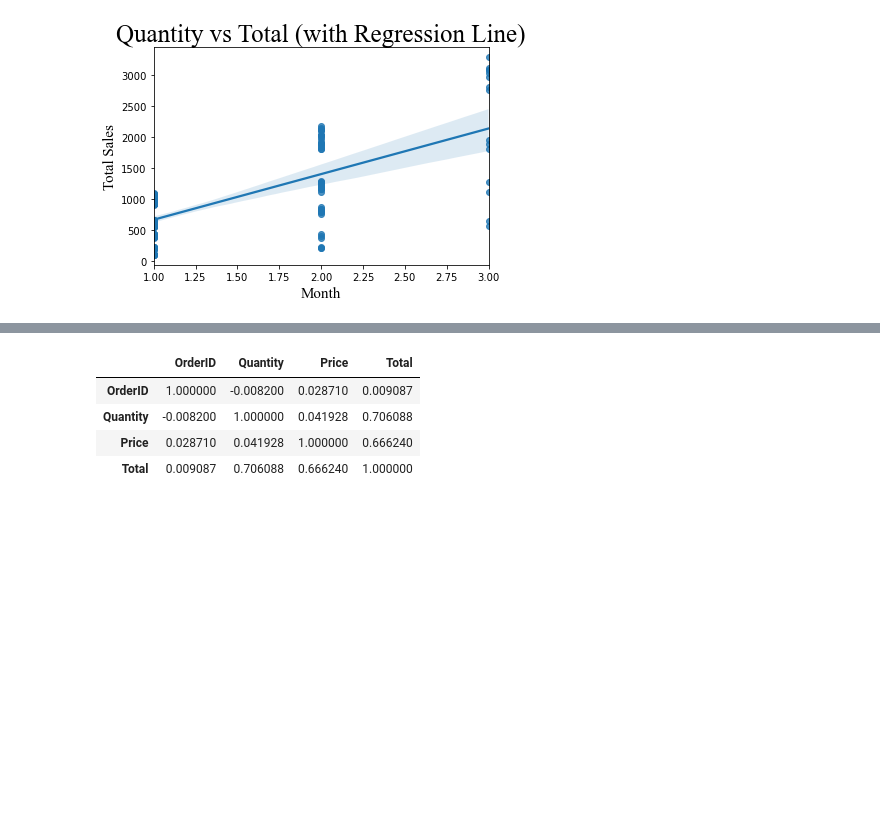
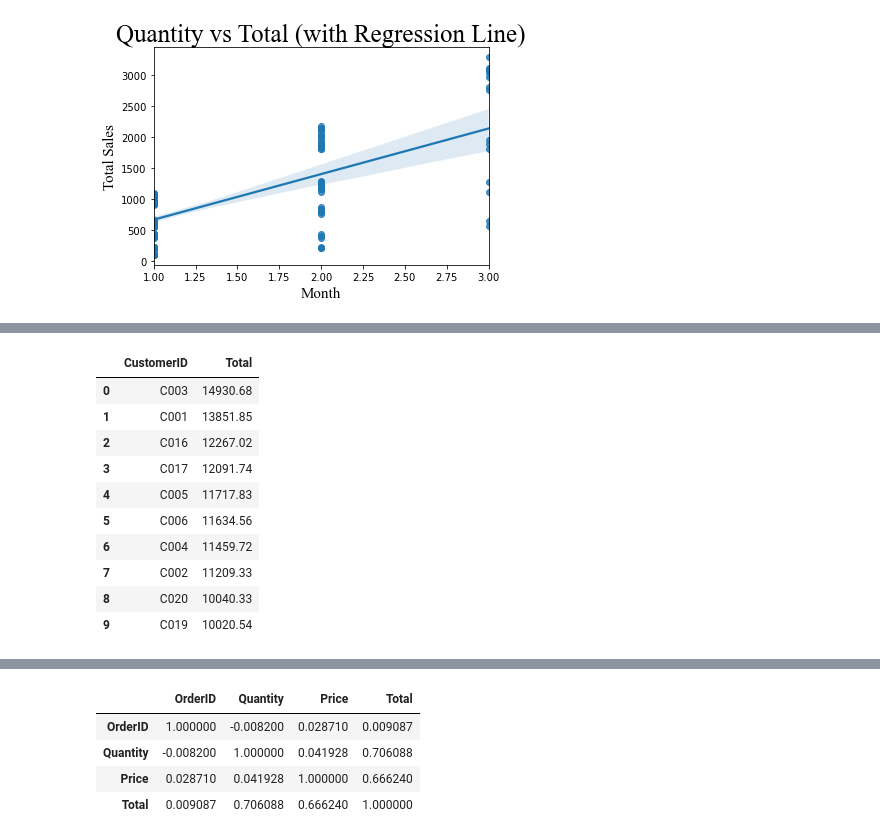
Before and after one commit to Eniola-Hannah/Sales-Data-Storytelling, a Jupyter notebook: Analysis.ipynb, the cells around one changed output, grey strips where cells are left out. Saved outputs shown, nothing was run; the diff lists cells and outputs as text; code cells hidden in the pictures; blank space fills up the shorter version.

```diff
--- a/Analysis.ipynb
+++ b/Analysis.ipynb
@@ -390,0 +419,14 @@ plt.show()
+# %%
+customer
+# %% [output]
+|  | CustomerID | Total |
+| 0 | C003 | 14930.68 |
+| 1 | C001 | 13851.85 |
+| 2 | C016 | 12267.02 |
+| 3 | C017 | 12091.74 |
+| 4 | C005 | 11717.83 |
+| 5 | C006 | 11634.56 |
+| 6 | C004 | 11459.72 |
+| 7 | C002 | 11209.33 |
+| 8 | C020 | 10040.33 |
+| 9 | C019 | 10020.54 |
```
Also changed, not shown: parts of 3 cells of this notebook.
